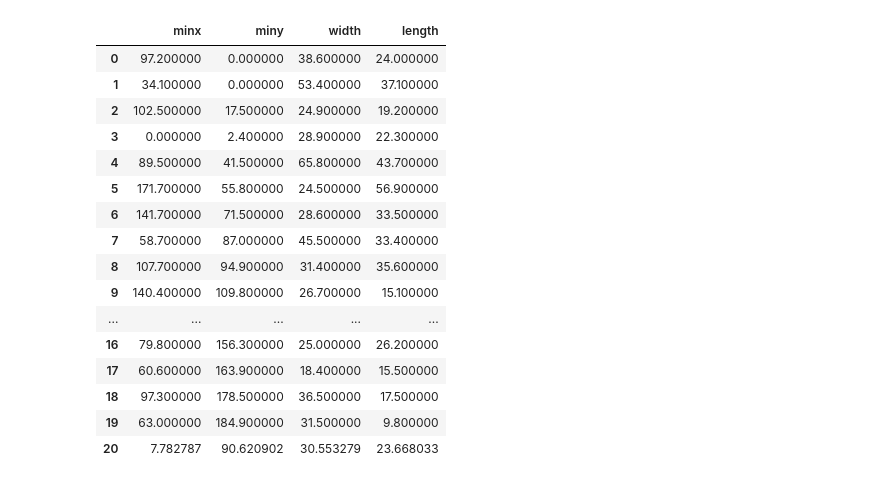
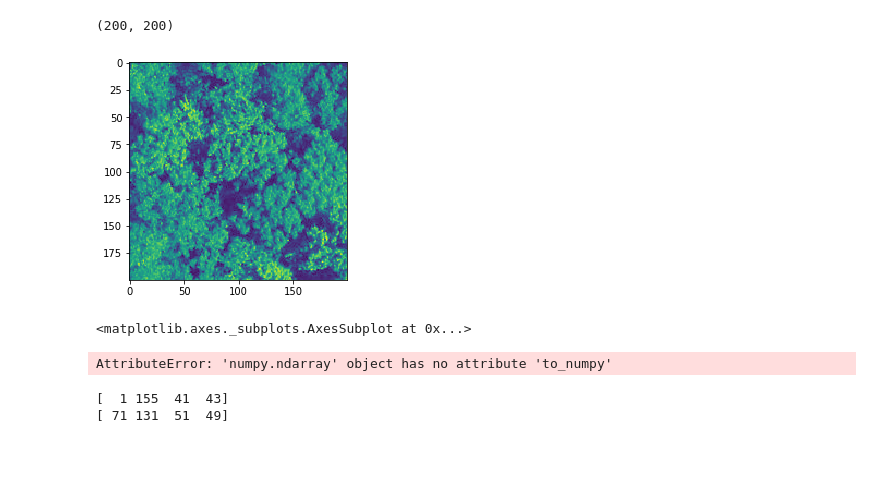
Before and after one commit to NIST-NEON-DSE/idtrees_competition_evaluation, a Jupyter notebook: from_shp_to_haloes.ipynb, the cells around one changed output. Saved outputs shown, nothing was run; the diff lists cells and outputs as text; code cells hidden in the pictures; blank space fills up the shorter version.

Commit message:
trying to fix evaluation to work with numpy coords and rasterio

```diff
--- a/from_shp_to_haloes.ipynb
+++ b/from_shp_to_haloes.ipynb
@@ -102,20 +74,19 @@ gdf_limits
-# %%
-gtf_limits
-# %% [output]
-|  | minx | miny | width | length |
-| 0 | 97.200000 | 0.000000 | 38.600000 | 24.000000 |
-| 1 | 34.100000 | 0.000000 | 53.400000 | 37.100000 |
-| 2 | 102.500000 | 17.500000 | 24.900000 | 19.200000 |
-| 3 | 0.000000 | 2.400000 | 28.900000 | 22.300000 |
-| 4 | 89.500000 | 41.500000 | 65.800000 | 43.700000 |
-| 5 | 171.700000 | 55.800000 | 24.500000 | 56.900000 |
-| 6 | 141.700000 | 71.500000 | 28.600000 | 33.500000 |
-| 7 | 58.700000 | 87.000000 | 45.500000 | 33.400000 |
-| 8 | 107.700000 | 94.900000 | 31.400000 | 35.600000 |
-| 9 | 140.400000 | 109.800000 | 26.700000 | 15.100000 |
-| ... | ... | ... | ... | ... |
-| 16 | 79.800000 | 156.300000 | 25.000000 | 26.200000 |
-| 17 | 60.600000 | 163.900000 | 18.400000 | 15.500000 |
-| 18 | 97.300000 | 178.500000 | 36.500000 | 17.500000 |
-| 19 | 63.000000 | 184.900000 | 31.500000 | 9.800000 |
-| 20 | 7.782787 | 90.620902 | 30.553279 | 23.668033 |
+# %%
+import numpy as np
+import matplotlib.pyplot as plt
+import matplotlib.patches as pat
+import scipy.io as sio
+from PIL import Image
+from rasterio.plot import show
+
+im = rasterio.open('./RS/MLBS_4.tif')
+
+#GT = sio.loadmat('./RS/MLBS_4.tif')
+#GT = GT['GT'][0]
+# %%
+print(im.shape)
+show(im)
+# %% [output]
+(200, 200)
+[figure, added]
+<matplotlib.axes._subplots.AxesSubplot at 0x...>
@@ -121,0 +96,14 @@ gtf_limits
+# %%
+groundboxes = groundboxes.astype('int')
+GT = groundboxes[0]
+gdf_limits = gdf_limits.to_numpy()
+detections = gdf_limits[0]
+# %% [output]
+AttributeError: 'numpy.ndarray' object has no attribute 'to_numpy'
+# %%
+
+print(GT)
+print(detections)
+# %% [output]
+[  1 155  41  43]
+[ 71 131  51  49]
```
Also changed, not shown: parts of 10 cells of this notebook, 3 other files.
